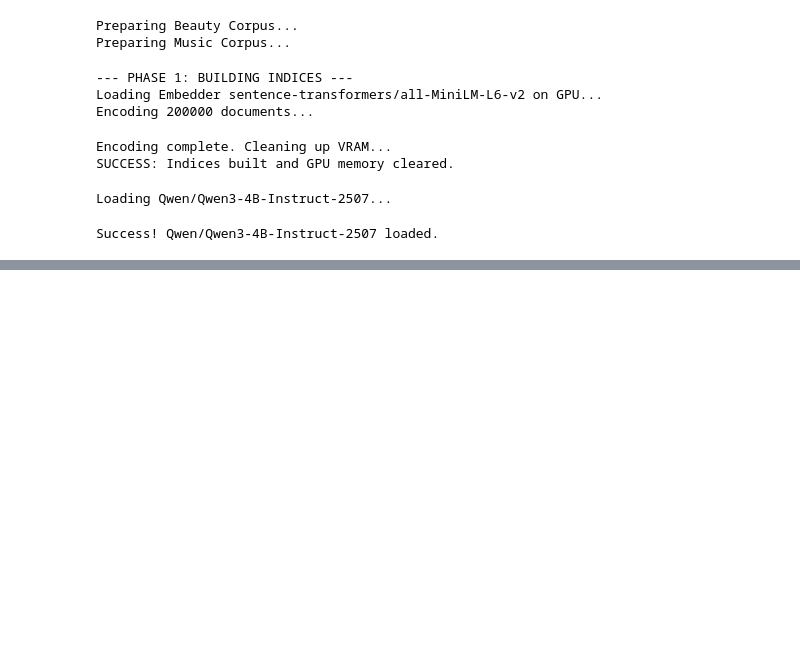
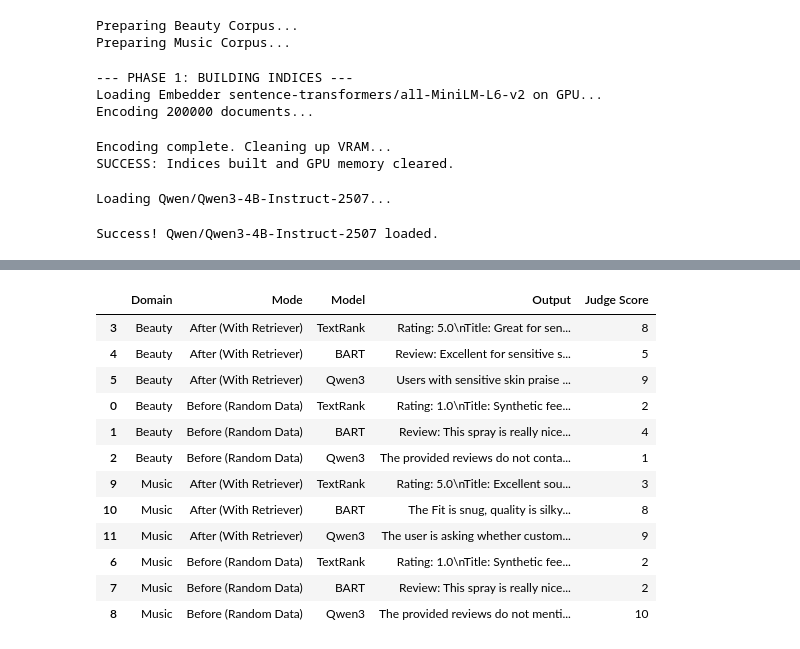
Before and after one commit to hangui11/RAG-Review-Summarizer, a Jupyter notebook: rag_review_summarization.ipynb, the cells around one changed output, grey strips where cells are left out. Drawn from its saved outputs; the diff is of its cells as text; code cells hidden in the pictures; blank space fills up the shorter version.

```diff
--- a/rag_review_summarization.ipynb
+++ b/rag_review_summarization.ipynb
@@ -439,4 +440,21 @@ Processing Domain: Music | Query: Do customers think the sound quality justifies
 | 6 | Music | Before (Random Data) | TextRank | Rating: 1.0\nTitle: Synthetic fee... | 2 |
+# %%
+df2 = pd.DataFrame(results_table)
+df2.sort_values(by=["Domain", "Mode"])
+# %% [output]
+|  | Domain | Mode | Model | Output | Judge Score |
+| 3 | Beauty | After (With Retriever) | TextRank | Rating: 5.0\nTitle: Great for sen... | 8 |
+| 4 | Beauty | After (With Retriever) | BART | Review: Excellent for sensitive s... | 5 |
+| 5 | Beauty | After (With Retriever) | Qwen3 | Users with sensitive skin praise ... | 9 |
+| 0 | Beauty | Before (Random Data) | TextRank | Rating: 1.0\nTitle: Synthetic fee... | 2 |
+| 1 | Beauty | Before (Random Data) | BART | Review: This spray is really nice... | 4 |
+| 2 | Beauty | Before (Random Data) | Qwen3 | The provided reviews do not conta... | 1 |
+| 9 | Music | After (With Retriever) | TextRank | Rating: 5.0\nTitle: Excellent sou... | 3 |
+| 10 | Music | After (With Retriever) | BART | The Fit is snug, quality is silky... | 8 |
+| 11 | Music | After (With Retriever) | Qwen3 | The user is asking whether custom... | 9 |
+| 6 | Music | Before (Random Data) | TextRank | Rating: 1.0\nTitle: Synthetic fee... | 2 |
+| 7 | Music | Before (Random Data) | BART | Review: This spray is really nice... | 2 |
+| 8 | Music | Before (Random Data) | Qwen3 | The provided reviews do not menti... | 10 |
 # %%
 # 1. SETUP DATA
 print("Loading SAMSum dataset...")
```
Also changed, not shown: parts of 3 cells of this notebook.
